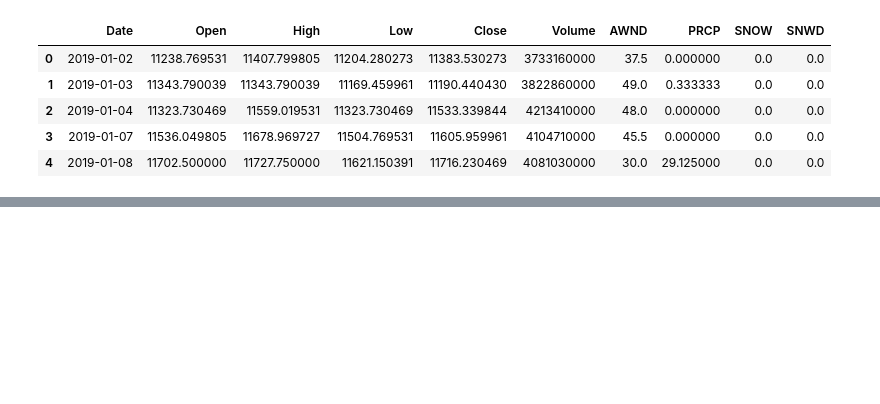
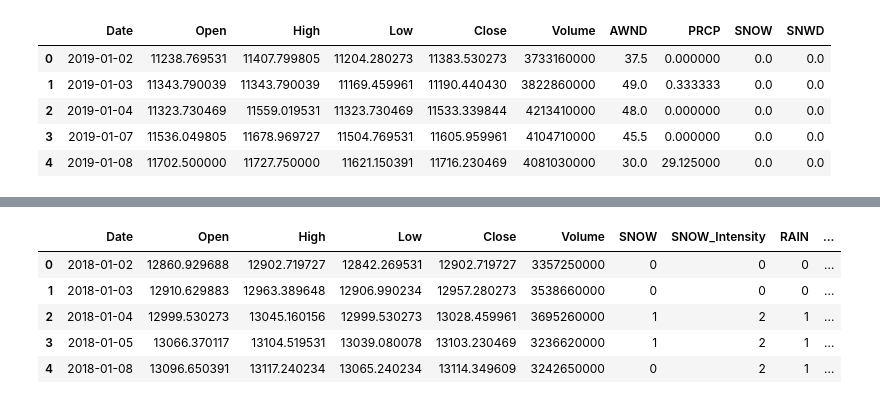
Before and after one commit to msarker000/ai-hw2, a Jupyter notebook: HW2-P5.ipynb, the cells around one changed output, grey strips where cells are left out. Cells and saved outputs as stored; diff of their text form; code cells hidden in the pictures; blank space fills up the shorter version.

```diff
--- a/HW2-P5.ipynb
+++ b/HW2-P5.ipynb
@@ -193,9 +190,11 @@ from sklearn.preprocessing import StandardScaler
 # %%
-features = ['Date','Open', 'Low','Close', 'Volume', 'SNOW','SNOW_Intensity','RAIN','RAIN_Intensity','WINDY']
+features = ['Open', 'Low','Close', 'Volume', 'SNOW','SNOW_Intensity','RAIN','RAIN_Intensity','WINDY']
 
 # Separating out the features
-x = nyc_stock_weather_df_2019.loc[:, features].values
+X = nyc_stock_weather_df_2019.loc[:, features].values
 # Separating out the target
 y = nyc_stock_weather_df_2019.loc[:,['Open']].values
 # Standardizing the features
-x = StandardScaler().fit_transform(x)
+X = StandardScaler().fit_transform(X)
+
+X_train, X_test, y_train, y_test = train_test_split(X, y, test_size=0.30, random_state=42)
@@ -232,0 +322,23 @@ result
+# %%
+SNOW_HIGH_TH = 25.0
+SNOW_MEDIUM_TH = 15.0
+nyc_stock_weather_df_2018['SNOW'] = nyc_stock_weather_df_2018.SNOW.apply(lambda x : 0 if x == 0.0 else 1)
+nyc_stock_weather_df_2018['SNOW_Intensity'] = nyc_stock_weather_df_2018.SNWD.apply(lambda x: 2 if x > SNOW_HIGH_TH else ( 1 if x > SNOW_MEDIUM_TH else 0))
+
+PRCP_HIGH_TH = 30.0
+PRCP_MEDIUM_TH = 20.0
+nyc_stock_weather_df_2018['RAIN'] = nyc_stock_weather_df_2018.PRCP.apply(lambda x : 0 if x == 0.0 else 1)
+nyc_stock_weather_df_2018['RAIN_Intensity'] = nyc_stock_weather_df_2018.PRCP.apply(lambda x: 2 if x > PRCP_HIGH_TH else ( 1 if x > PRCP_MEDIUM_TH else 0))
+
+AWND_HIGH_TH = 30.0
+AWND_MEDIUM_TH = 20.0
+nyc_stock_weather_df_2018['WINDY'] = nyc_stock_weather_df_2018.AWND.apply(lambda x: 2 if x > AWND_HIGH_TH else ( 1 if x > AWND_MEDIUM_TH else 0))
+nyc_stock_weather_df_2018.drop(['AWND','PRCP','SNWD'], inplace=True, axis=1)
+nyc_stock_weather_df_2018.head()
+# %% [output]
+|  | Date | Open | High | Low | Close | Volume | SNOW | SNOW_Intensity | RAIN | ... |
+| 0 | 2018-01-02 | 12860.929688 | 12902.719727 | 12842.269531 | 12902.719727 | 3357250000 | 0 | 0 | 0 | ... |
+| 1 | 2018-01-03 | 12910.629883 | 12963.389648 | 12906.990234 | 12957.280273 | 3538660000 | 0 | 0 | 0 | ... |
+| 2 | 2018-01-04 | 12999.530273 | 13045.160156 | 12999.530273 | 13028.459961 | 3695260000 | 1 | 2 | 1 | ... |
+| 3 | 2018-01-05 | 13066.370117 | 13104.519531 | 13039.080078 | 13103.230469 | 3236620000 | 1 | 2 | 1 | ... |
+| 4 | 2018-01-08 | 13096.650391 | 13117.240234 | 13065.240234 | 13114.349609 | 3242650000 | 0 | 2 | 1 | ... |
```
Also changed, not shown: parts of 29 cells of this notebook, 1 other file.
